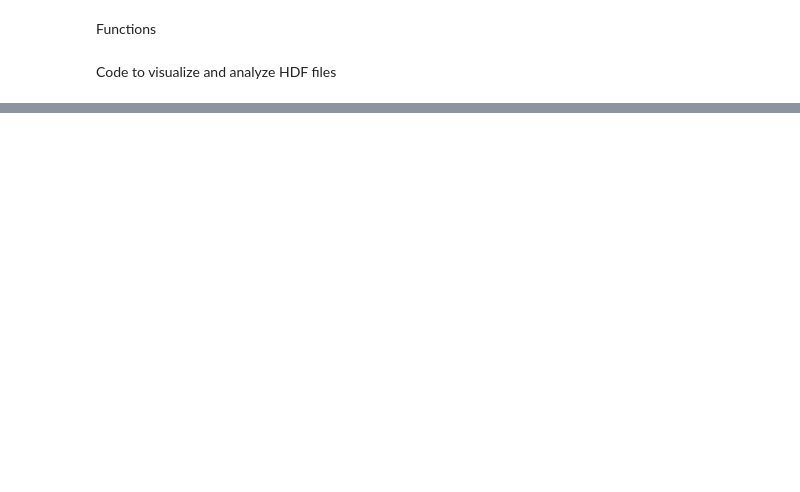
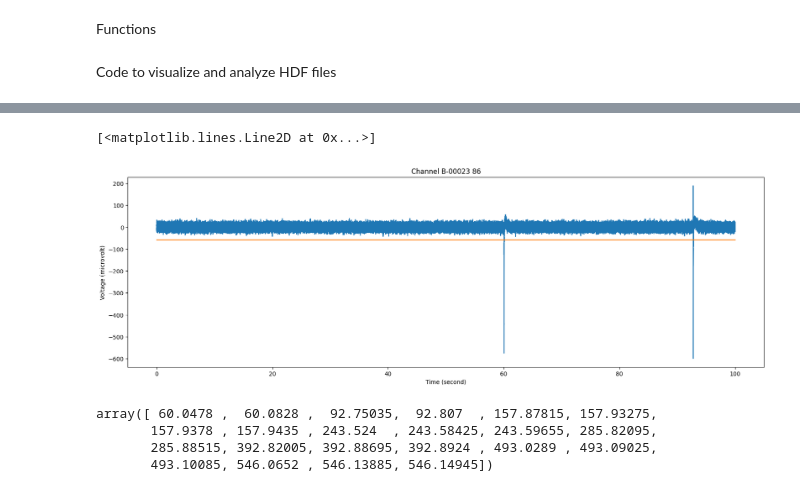
Before and after one commit to inesstsarah/scilifelab_mcs_organoid_analysis, a Jupyter notebook: signal_visualization.ipynb, the cells around one changed output, grey strips where cells are left out. Cells and saved outputs as stored; diff of their text form; code cells hidden in the pictures; blank space fills up the shorter version.

```diff
--- a/signal_visualization.ipynb
+++ b/signal_visualization.ipynb
@@ -131,8 +295,8 @@ plot_analog_stream_channel(electrode_stream, 0, from_in_s=0, to_in_s=500)
 # %%
 # Check the bandwidth of the recording to see if
 # there have been any filters applied o
-channel_id = 171
+channel_id = 48
 info = electrode_stream.channel_infos[channel_id].info
 print("Bandwidth: %s - %s Hz" % (info['HighPassFilterCutOffFrequency'], info['LowPassFilterCutOffFrequency']))
 
-signal = electrode_stream.get_channel_in_range(channel_id, 0, electrode_stream.channel_data.shape[1])[0]
+signal = electrode_stream.get_channel_in_range(channel_id, 48, electrode_stream.channel_data.shape[1])[0]
@@ -146,6 +315,10 @@ print('Noise Estimate by MAD Estimator     : {0:g} V'.format(noise_mad))
 spike_threshold = -5 * noise_mad # roughly -30 µV
 # %%
 # Plot the data with the spike threshold
-plot_analog_stream_channel(electrode_stream, 9, from_in_s=155, to_in_s=200, show=False)
-_ = plt.plot([155, 200], [spike_threshold*1e6, spike_threshold*1e6]) # converts the threshold to µV for plotting
+plot_analog_stream_channel(electrode_stream, 48, from_in_s=0, to_in_s=100, show=False)
+
+plt.plot([0, 100], [spike_threshold*1e6, spike_threshold*1e6]) # converts the threshold to µV for plotting
 plt.show()
+# %% [output]
+[<matplotlib.lines.Line2D at 0x...>]
+[figure, added]
@@ -151,0 +333,7 @@ plt.show()
+# %%
+spikes_in_range
+# %% [output]
+array([ 60.0478 ,  60.0828 ,  92.75035,  92.807  , 157.87815, 157.93275,
+       157.9378 , 157.9435 , 243.524  , 243.58425, 243.59655, 285.82095,
+       285.88515, 392.82005, 392.88695, 392.8924 , 493.0289 , 493.09025,
+       493.10085, 546.0652 , 546.13885, 546.14945])
```
Also changed, not shown: parts of 16 cells of this notebook.
